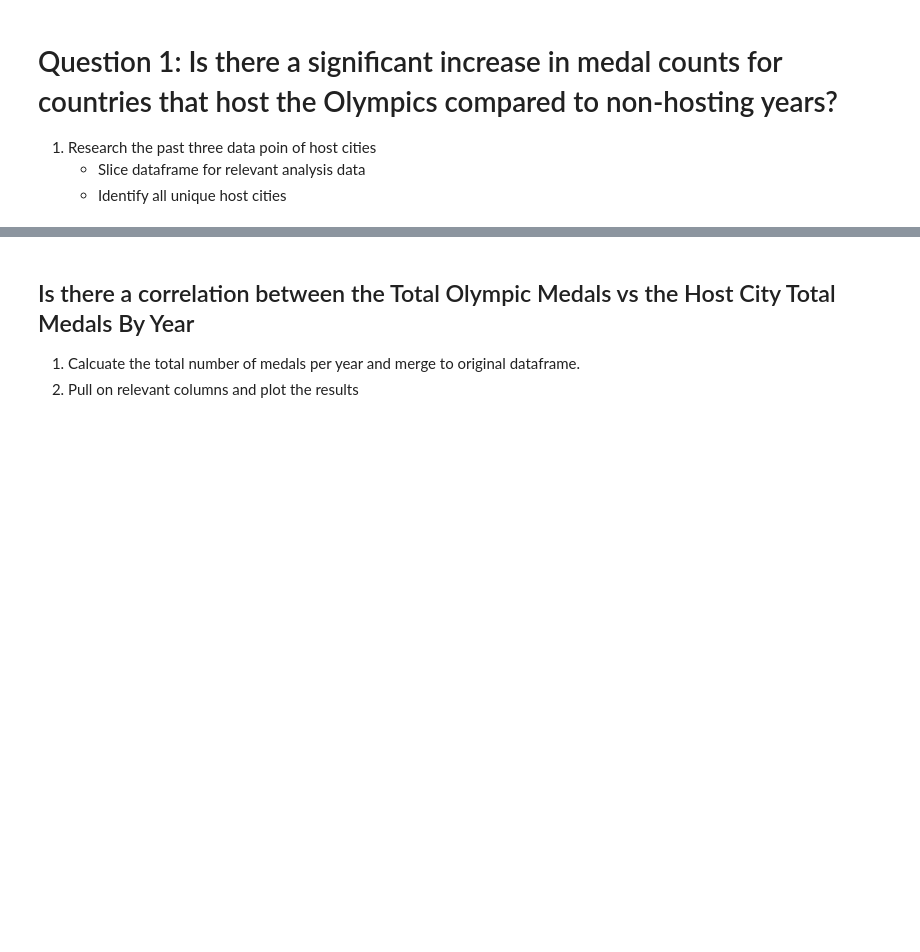
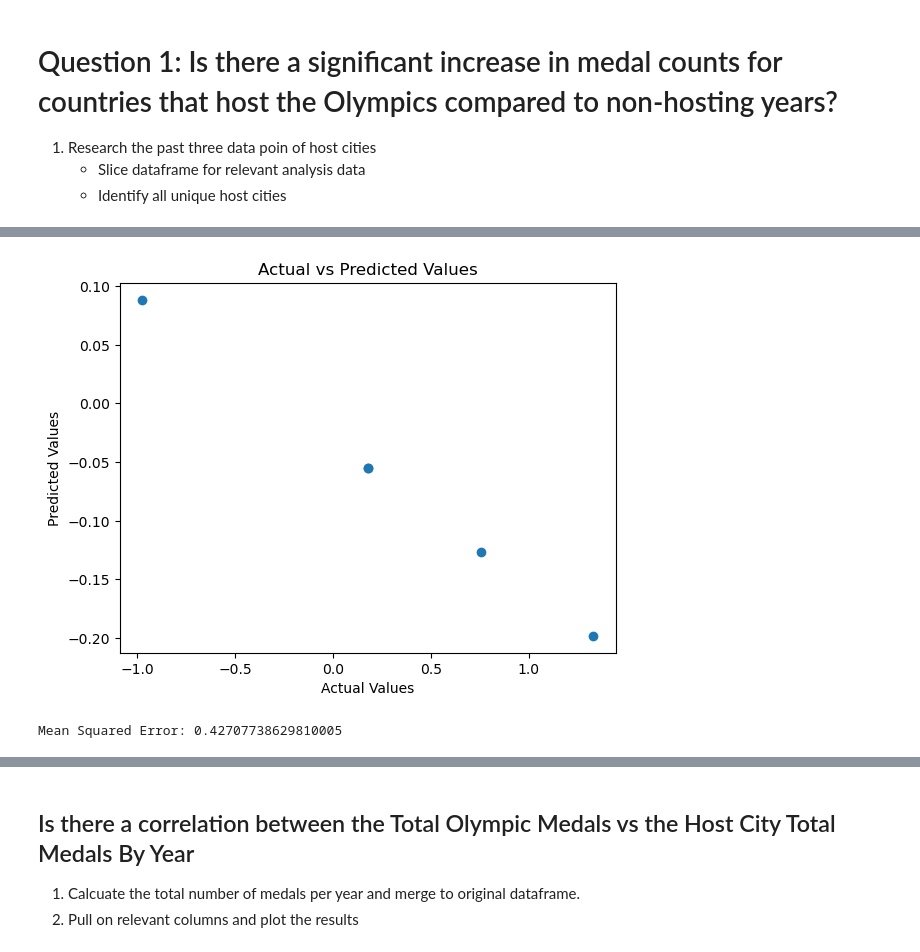
Before and after one commit to ncmoliver/olympic_analysis, a Jupyter notebook: olympic_analysis.ipynb, the cells around one changed output, grey strips where cells are left out. Saved outputs shown, nothing was run; the diff lists cells and outputs as text; code cells hidden in the pictures; blank space fills up the shorter version.

```diff
--- a/olympic_analysis.ipynb
+++ b/olympic_analysis.ipynb
@@ -196,0 +331,15 @@ data
+# %%
+# Plot
+plt.scatter(X_test, y_pred)
+plt.xlabel("Actual Values")
+plt.ylabel("Predicted Values")
+plt.title("Actual vs Predicted Values")
+plt.show()
+# %% [output]
+[figure, added]
+# %%
+# Evaluate the Model
+mse = mean_squared_error(y_test, y_pred)
+print("Mean Squared Error:", mse)
+# %% [output]
+Mean Squared Error: 0.42707738629810005
```
Also changed, not shown: parts of 12 cells of this notebook.
